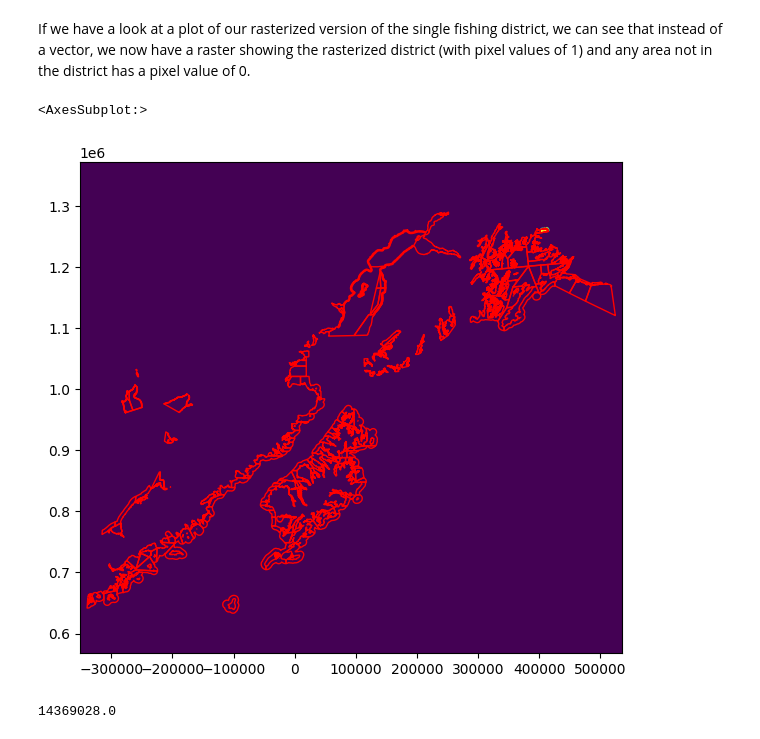
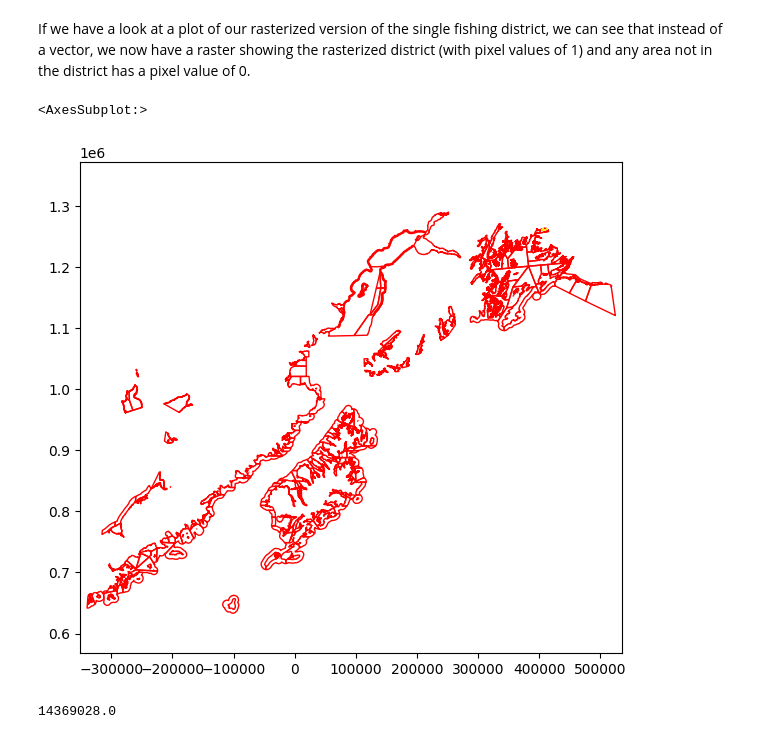
Before and after one commit to jmdelvecchio/scalable-computing-examples, a Jupyter notebook: 10-geospatial/10-geospatial.ipynb, the cells around one changed output. Drawn from its saved outputs; the diff is of its cells as text; code cells hidden in the pictures.

```diff
--- a/10-geospatial/10-geospatial.ipynb
+++ b/10-geospatial/10-geospatial.ipynb
@@ -119,23 +119,25 @@ from rasterio import features
 r40 = features.rasterize(comm_clip['geometry'][40].geoms,
                                     out_shape=shipc_arr.shape,
                                     transform=shipc_meta['transform'],
-                                    all_touched=True)
+                                    all_touched=True,
+                                    fill=np.nan, # get rid of data not covered by the polygon, optional, pleasing for visualization
+                                    )
 # %% [markdown]
 If we have a look at a plot of our rasterized version of the single fishing district, we can see that instead of a vector, we now have a raster showing the rasterized district (with pixel values of 1) and any area not in the district has a pixel value of 0.
 # %%
 # set up plot
 fig, ax = plt.subplots(figsize=(7, 7))
 # plot the raster
 rasterio.plot.show(r40,
                    ax=ax,
                    vmin = 0,
                    vmax = 1,
-                   transform = shipc_meta['transform'])
+                   transform = shipc_meta['transform'], zorder=1) # plot fishing district on top
 # plot the vector
-comm_clip.plot(ax=ax, facecolor='none', edgecolor='red')
+comm_clip.plot(ax=ax, facecolor='none', edgecolor='red', zorder=0)
 # %% [output]
 <AxesSubplot:>
-[figure, old version]
+[figure, new version]
 # %%
 # we need to know is the indices of the original raster where the fishing district is
 
```
